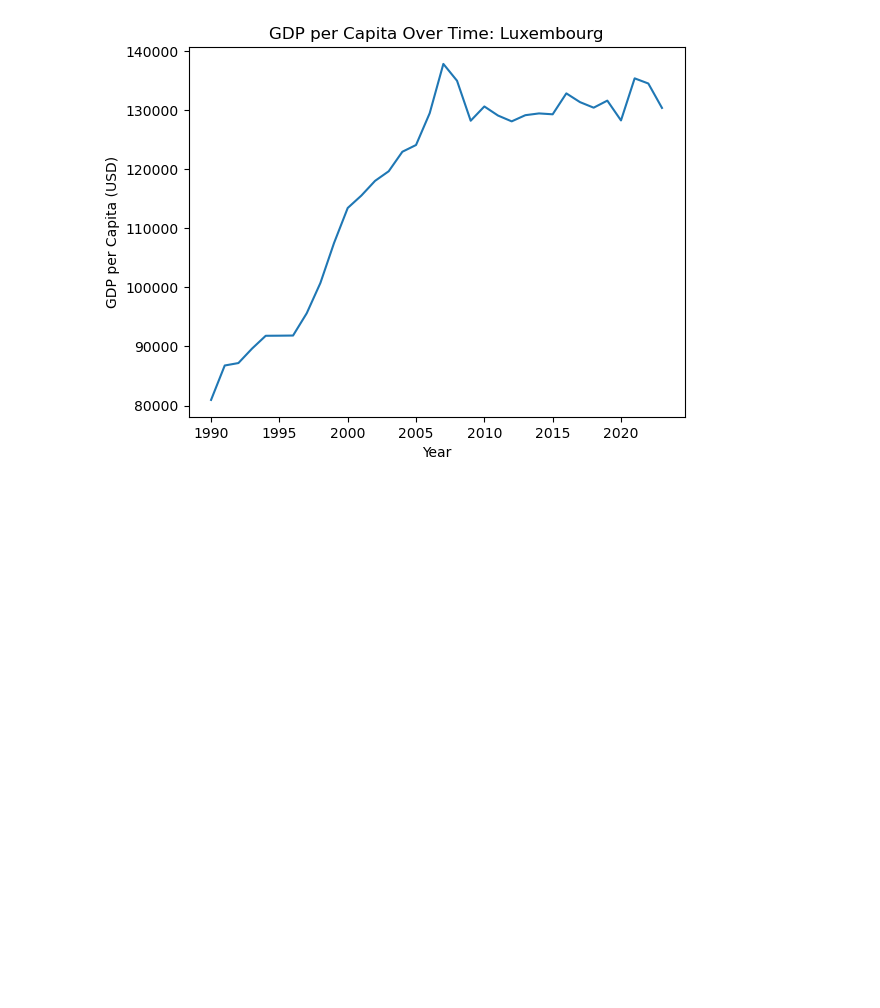
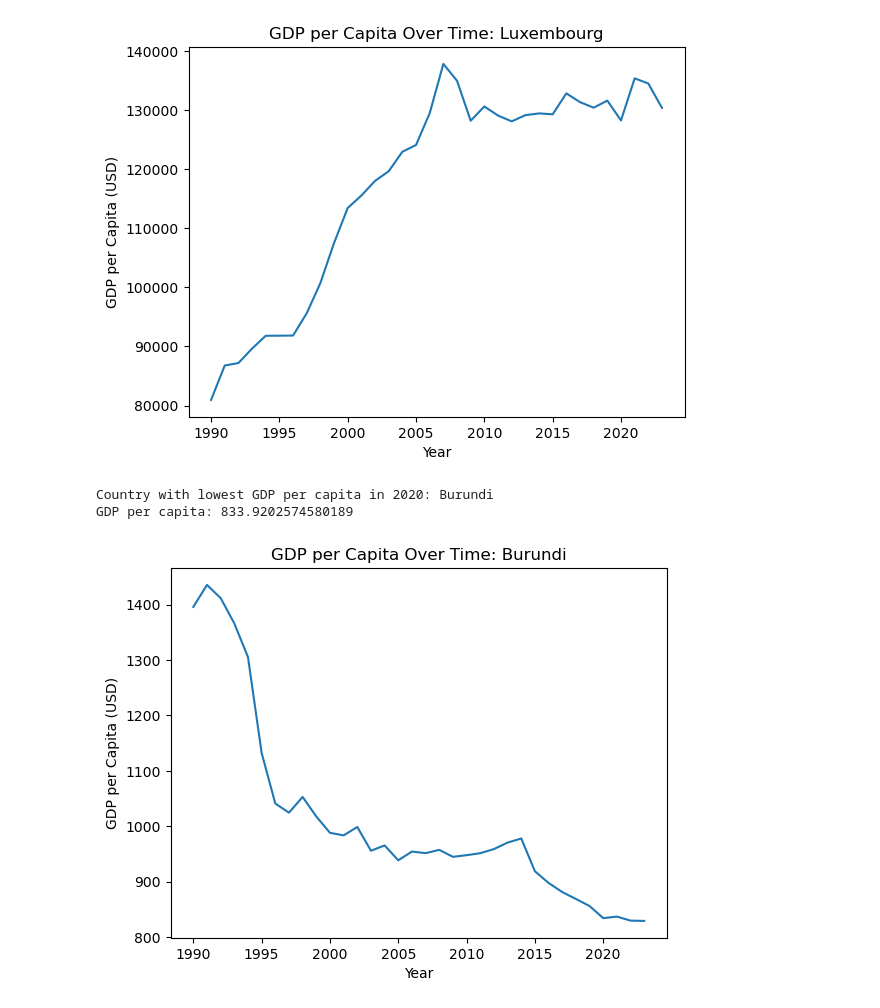
Before and after one commit to NSS-Data-Analytics-Cohort-16/da16-python-gdp-and-internet-use-analysis-MatthewRitchey, a Jupyter notebook: notebooks/gdp_per_capita.ipynb, the cells around one changed output. Drawn from its saved outputs; the diff is of its cells as text; code cells hidden in the pictures; blank space fills up the shorter version.

```diff
--- a/notebooks/gdp_per_capita.ipynb
+++ b/notebooks/gdp_per_capita.ipynb
@@ -323,0 +280,27 @@ GDP per capita: 128256.5603407562
+# %%
+# 13. Which country had the lowest GDP per capita in 2020? Create a plot showing how this country's GDP per capita has
+# changed over the timespan of the dataset. **Bonus question:** Is it true in general that coutries had a higher GDP
+# per capita in 2020 than in 1990? Which countries had lower GDP per capita in 2020 than in 1990?
+
+# Filter for 2020
+gdp_2020 = gdp_df_clean[gdp_df_clean["Year"] == 2020]
+
+# Find the country with the minimum GDP per capita
+min_country_row = gdp_2020.loc[gdp_2020["GDP_Per_Capita"].idxmin()]
+print("Country with lowest GDP per capita in 2020:", min_country_row["Country"])
+print("GDP per capita:", min_country_row["GDP_Per_Capita"])
+
+# Subset the full dataset for that country
+country_name = min_country_row["Country"]
+country_data = gdp_df_clean[gdp_df_clean["Country"] == country_name]
+
+# Plot GDP per capita trend
+sns.lineplot(x="Year", y="GDP_Per_Capita", data=country_data)
+plt.title(f"GDP per Capita Over Time: {country_name}")
+plt.ylabel("GDP per Capita (USD)")
+plt.xlabel("Year")
+plt.show()
+# %% [output]
+Country with lowest GDP per capita in 2020: Burundi
+GDP per capita: 833.9202574580189
+[figure, added]
```
Also changed, not shown: parts of 17 cells of this notebook.
